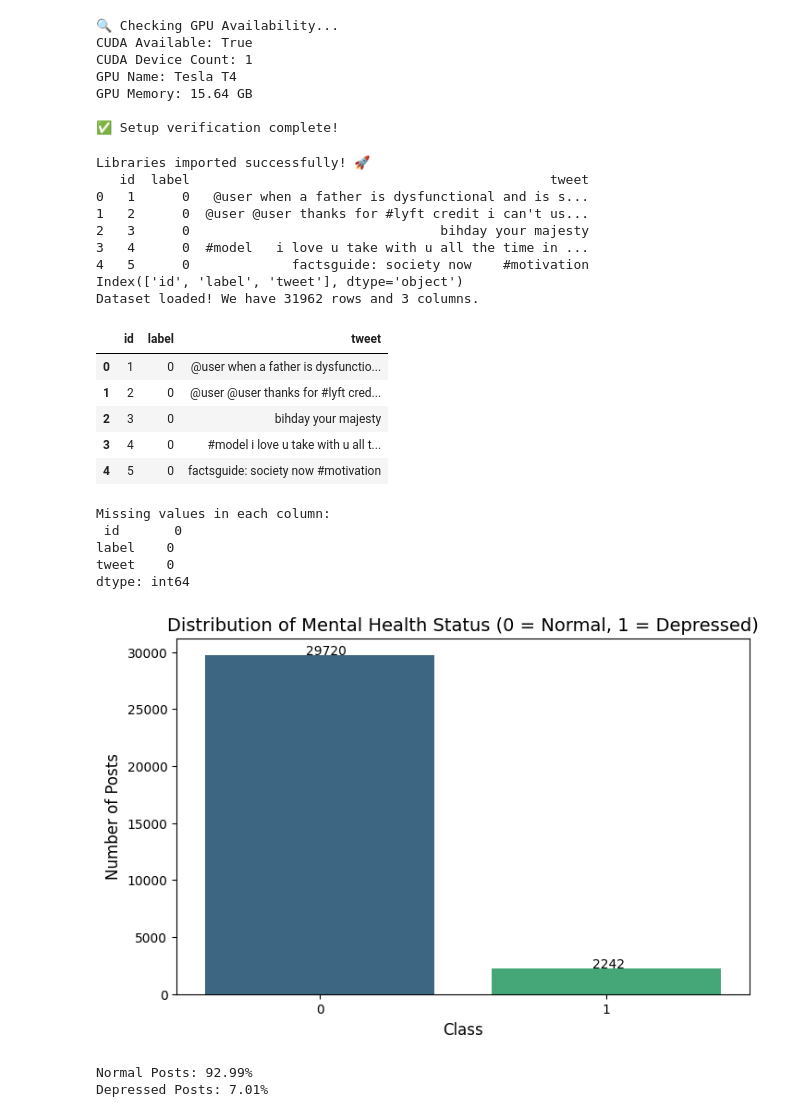
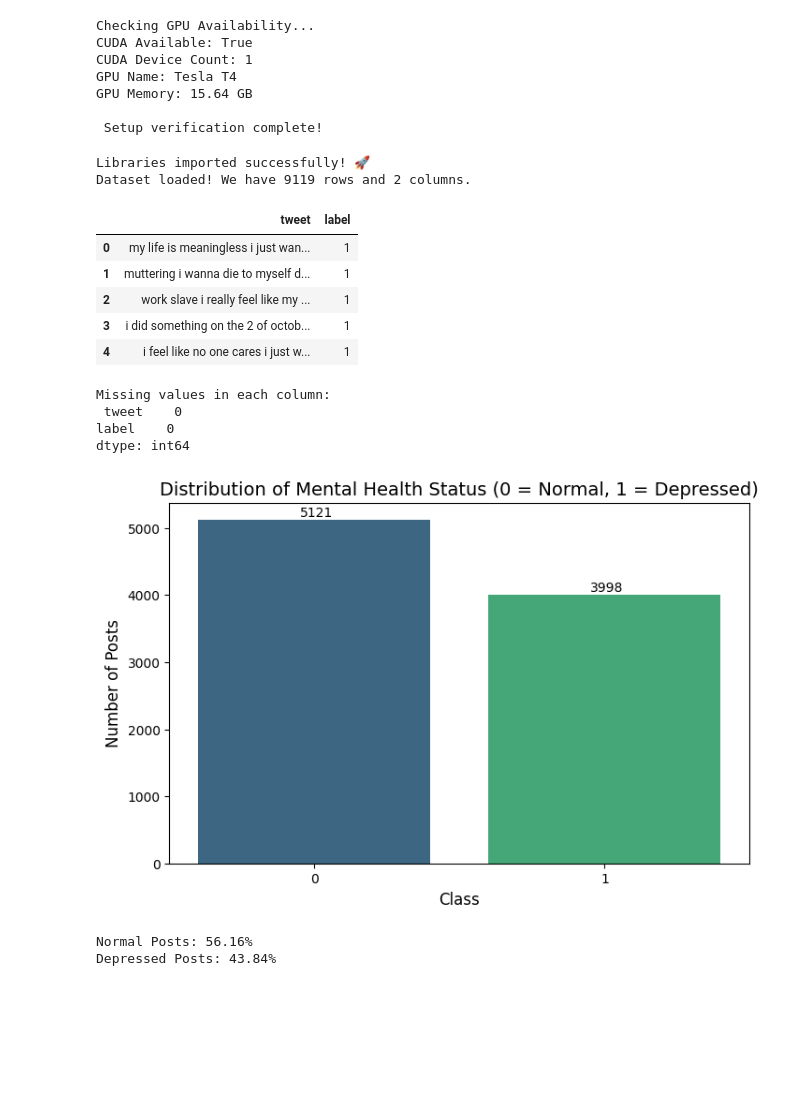
Before and after one commit to naikwadesharvil/mental-health-detection-nlp, a Jupyter notebook: 01_data_exploration.ipynb, the cells around one changed output. Drawn from its saved outputs; the diff is of its cells as text; code cells hidden in the pictures; blank space fills up the shorter version.

```diff
--- a/01_data_exploration.ipynb
+++ b/01_data_exploration.ipynb
@@ -29,83 +29,67 @@ Successfully installed anyascii-0.3.3 contractions-0.1.73 emoji-2.15.0 pyahocora
 # %%
 import torch
 
-print("🔍 Checking GPU Availability...")
+print("Checking GPU Availability...")
 print(f"CUDA Available: {torch.cuda.is_available()}")
 print(f"CUDA Device Count: {torch.cuda.device_count()}")
 if torch.cuda.is_available():
     print(f"GPU Name: {torch.cuda.get_device_name(0)}")
     print(f"GPU Memory: {torch.cuda.get_device_properties(0).total_memory / 1e9:.2f} GB")
-print("\n✅ Setup verification complete!")
+print("\n Setup verification complete!")
 # %% [output]
-🔍 Checking GPU Availability...
+Checking GPU Availability...
 CUDA Available: True
 CUDA Device Count: 1
 GPU Name: Tesla T4
 GPU Memory: 15.64 GB
 
-✅ Setup verification complete!
+ Setup verification complete!
 # %%
 import pandas as pd
 import numpy as np
 import matplotlib.pyplot as plt
 import seaborn as sns
 import re
 import warnings
 warnings.filterwarnings('ignore')
 
 print("Libraries imported successfully! 🚀")
 
-url = "https://raw.githubusercontent.com/dD2405/Twitter_Sentiment_Analysis/master/train.csv"
-df = pd.read_csv(url)
-
-print(df.head())
-print(df.columns)
+# 🌟 NEW STABLE DATASET URL 🌟
+# This is a widely used dataset for detecting depressed/suicidal intention in tweets
+url = "https://raw.githubusercontent.com/laxmimerit/twitter-suicidal-intention-dataset/master/twitter-suicidal_data.csv"
 
 # Load the dataset using Pandas
 df = pd.read_csv(url)
 
-# Let's rename the columns to make them easier to work with
-df = df.rename(columns={'message to examine': 'text', 'label (depression result)': 'label'})
-
-# Drop the index column as we don't need it
-if 'Unnamed: 0' in df.columns:
-    df = df.drop(columns=['Unnamed: 0'])
+# This dataset has columns: 'tweet' and 'intention'.
+# We will rename 'intention' to 'label' so it works perfectly with the rest of your code!
+df = df.rename(columns={'intention': 'label'})
 
 print(f"Dataset loaded! We have {df.shape[0]} rows and {df.shape[1]} columns.")
 display(df.head()) # This will show the first 5 rows
 # %% [output]
 Libraries imported successfully! 🚀
-   id  label                                              tweet
-0   1      0   @user when a father is dysfunctional and is s...
-1   2      0  @user @user thanks for #lyft credit i can't us...
-2   3      0                                bihday your majesty
-3   4      0  #model   i love u take with u all the time in ...
-4   5      0             factsguide: society now    #motivation
-Index(['id', 'label', 'tweet'], dtype='object')
-Dataset loaded! We have 31962 rows and 3 columns.
+Dataset loaded! We have 9119 rows and 2 columns.
-|  | id | label | tweet |
-| 0 | 1 | 0 | @user when a father is dysfunctio... |
-| 1 | 2 | 0 | @user @user thanks for #lyft cred... |
-| 2 | 3 | 0 | bihday your majesty |
-| 3 | 4 | 0 | #model i love u take with u all t... |
-| 4 | 5 | 0 | factsguide: society now #motivation |
+|  | tweet | label |
+| 0 | my life is meaningless i just wan... | 1 |
+| 1 | muttering i wanna die to myself d... | 1 |
+| 2 | work slave i really feel like my ... | 1 |
+| 3 | i did something on the 2 of octob... | 1 |
+| 4 | i feel like no one cares i just w... | 1 |
 # %%
 # Check for missing values
 print("Missing values in each column:\n", df.isnull().sum())
-
 # Plot the distribution of our classes
 plt.figure(figsize=(8, 5))
 sns.countplot(data=df, x='label', palette='viridis')
 plt.title('Distribution of Mental Health Status (0 = Normal, 1 = Depressed)', fontsize=14)
 plt.xlabel('Class', fontsize=12)
 plt.ylabel('Number of Posts', fontsize=12)
-
 # Add exact numbers on top of the bars
 for p in plt.gca().patches:
     plt.gca().annotate(f'{int(p.get_height())}', (p.get_x() + 0.35, p.get_height() + 50))
-
 plt.show()
-
 # Calculate exact percentages
 normal_pct = (df['label'] == 0).mean() * 100
 dep_pct = (df['label'] == 1).mean() * 100
@@ -113,13 +97,12 @@ print(f"Normal Posts: {normal_pct:.2f}%")
 print(f"Depressed Posts: {dep_pct:.2f}%")
 # %% [output]
 Missing values in each column:
- id       0
+ tweet    0
 label    0
-tweet    0
 dtype: int64
-[figure, old version]
+[figure, new version]
-Normal Posts: 92.99%
-Depressed Posts: 7.01%
+Normal Posts: 56.16%
+Depressed Posts: 43.84%
 # %%
 from nltk.stem import WordNetLemmatizer
 import nltk
```
Also changed, not shown: parts of 3 cells of this notebook.
